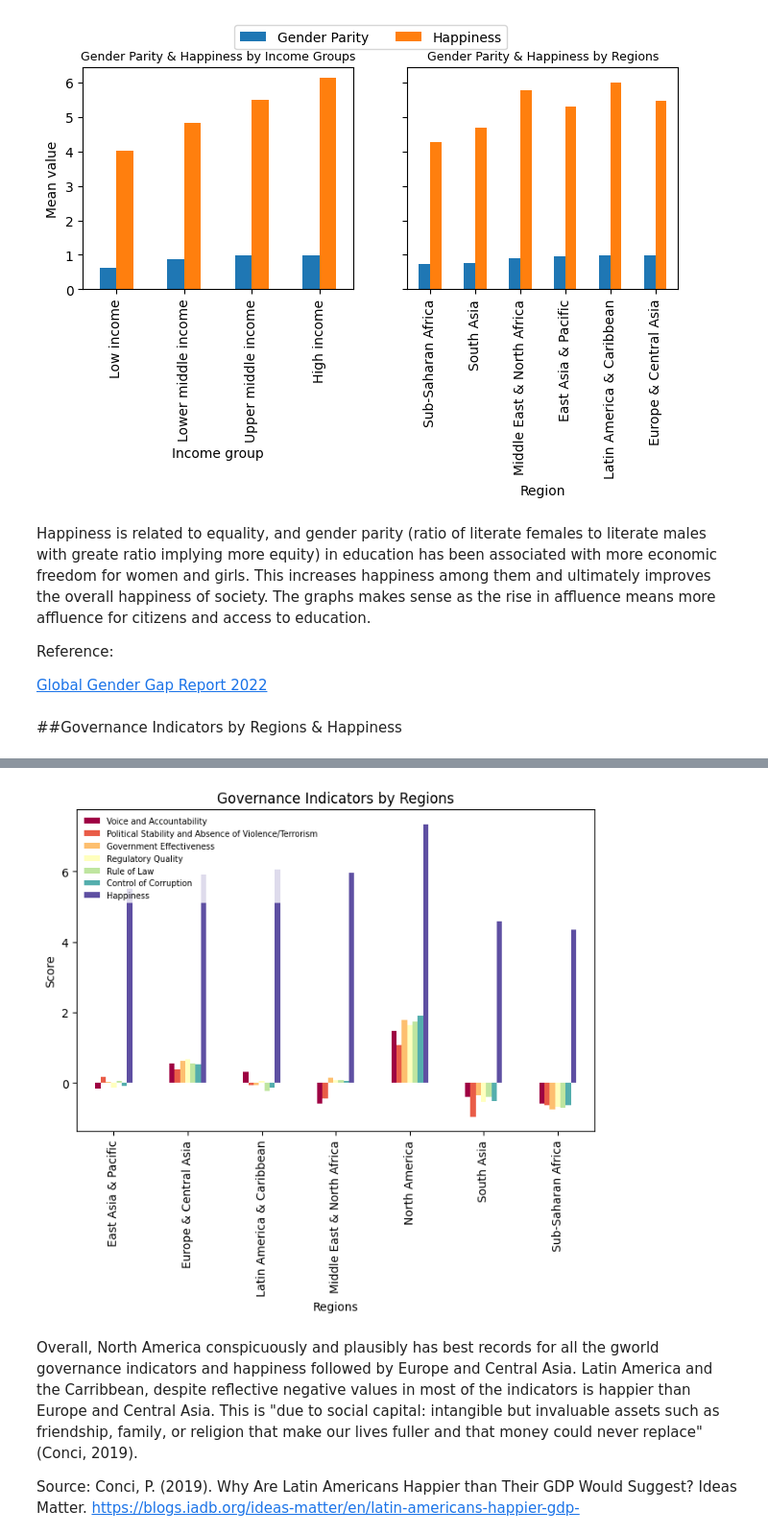
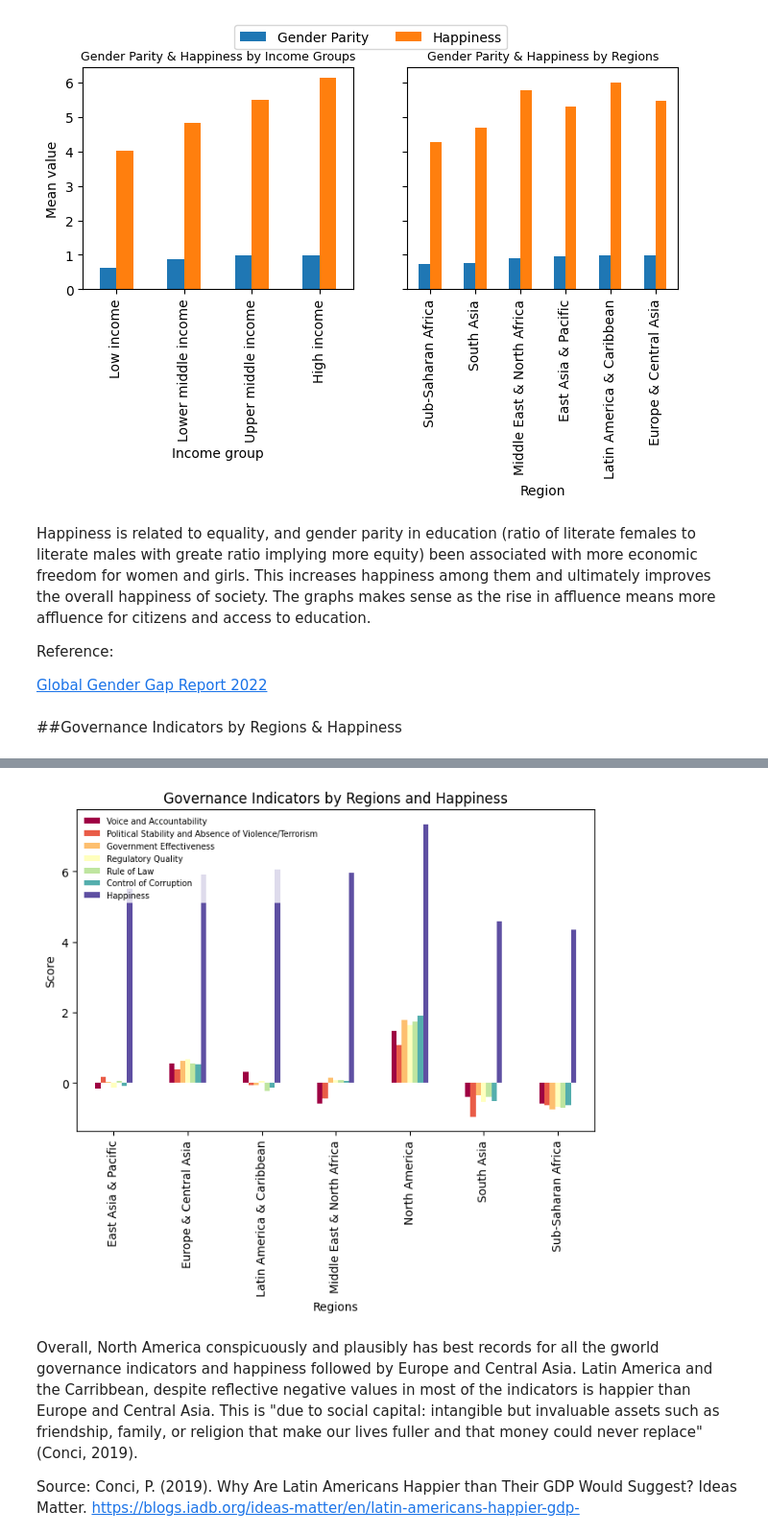
Before and after one commit to kandelprakashchandra/vis, a Jupyter notebook: PS6.ipynb, the cells around one changed output, grey strips where cells are left out. Shown at 96% size. Saved outputs shown, nothing was run; the diff lists cells and outputs as text; code cells hidden in the pictures.

```diff
--- a/PS6.ipynb
+++ b/PS6.ipynb
@@ -2214,7 +2214,7 @@ fig.legend(['Gender Parity', 'Happiness'], loc='upper center',
 <matplotlib.legend.Legend at 0x...>
 [figure]
 # %% [markdown]
-Happiness is related to equality, and gender parity (ratio of literate females to literate males with greate ratio implying more equity) in education has been associated with more economic freedom for women and girls. This increases happiness among them and ultimately improves the overall happiness of society. The  graphs makes sense as the rise in affluence means more affluence for citizens and access to education.
+Happiness is related to equality, and gender parity in education (ratio of literate females to literate males with greate ratio implying more equity)  been associated with more economic freedom for women and girls. This increases happiness among them and ultimately improves the overall happiness of society. The  graphs makes sense as the rise in affluence means more affluence for citizens and access to education.
 
 
 Reference:
@@ -2243,32 +2243,32 @@ gov_indic.head(10)
 # %%
                       #plotting 'governance indicator by region' barchart
 
 #increasing the size of the barchart
 plt.rcParams["figure.figsize"] = (8,5)
 
 #my_cmap = plt.get_cmap("viridis")
 
  # plotting graph
 gov_indic.plot(x="Region", y=['voacest', 'polstabest',	'goveffest',
              'quaregest',	'ruloflawest',	'corcontest', 'happy_score'], kind="bar", fontsize="10", colormap='Spectral')
 
 
  # Adding a title and labels to the x and y axes
-plt.title('Governance Indicators by Regions', fontsize="12")
+plt.title('Governance Indicators by Regions and Happiness', fontsize="12")
 plt.xlabel('Regions', fontsize="10")
 plt.ylabel('Score', fontsize="10")
 
 # Changing the legend labels
 legend = plt.legend(['Voice and Accountability', "Political Stability and Absence of Violence/Terrorism",
                      'Government Effectiveness', 'Regulatory Quality', 'Rule of Law',
                      "Control of Corruption", 'Happiness'], fontsize="7", loc='upper left', #bbox_to_anchor=(1.05, 1),
                     #borderaxespad=0
                     )
 
 #removing the legend outline
 legend.get_frame().set_linewidth(0);
 # %% [output]
-[figure, old version]
+[figure, new version]
 # %% [markdown]
 Overall, North America conspicuously and plausibly has best records for all the gworld governance indicators and happiness followed by Europe and Central Asia. Latin America and the Carribbean, despite reflective negative values in most of the indicators is happier than Europe and Central Asia. This is "due to social capital: intangible but invaluable assets such as friendship, family, or religion that make our lives fuller and that money could never replace" (Conci, 2019).
 
```
Also changed, not shown: parts of 4 cells of this notebook.
